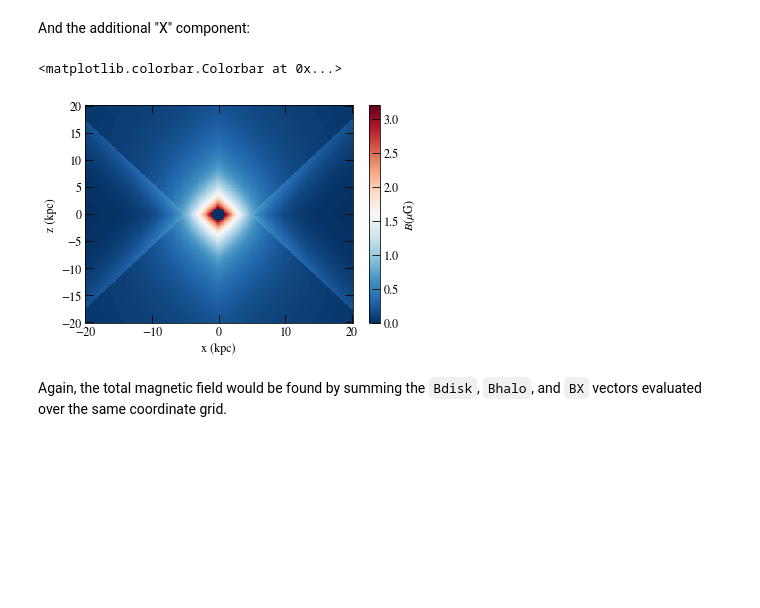
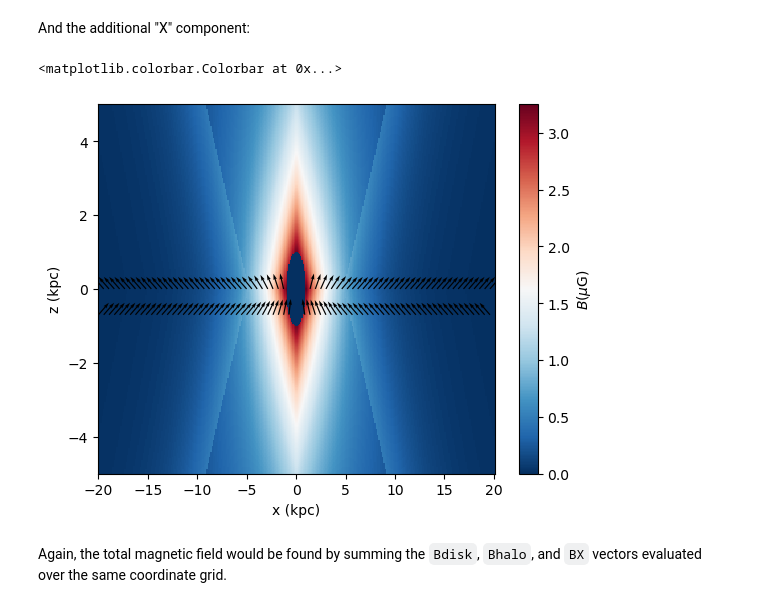
Before and after one commit to me-manu/gammaALPs, a Jupyter notebook: docs/tutorials/accessing_GMF_components.ipynb, the cells around one changed output. Saved outputs shown, nothing was run; the diff lists cells and outputs as text; code cells hidden in the pictures; blank space fills up the shorter version.

```diff
--- a/docs/tutorials/accessing_GMF_components.ipynb
+++ b/docs/tutorials/accessing_GMF_components.ipynb
@@ -112,5 +137,5 @@ Bhalo = np.zeros_like(xx[:,idy,:])
 for i,xi in enumerate(xx[:,idy,:]):
     b = jansson.Bhalo(rho=np.sqrt(xi**2. + y[idy]**2.),
                        z=zz[i,idy,:])
-    Bhalo[:,i] = b[1]
+    Bhalo[i,:] = b[1]
 # %%
@@ -124,18 +149,46 @@ plt.colorbar(im, label = '$B (\mu\mathrm{G})$')
 # %% [markdown]
 And the additional "X" component:
 # %%
-BX = np.zeros_like(xx[:,idy,:])
+BX_abs = np.zeros_like(xx[:,idy,:])
+BX = np.zeros([3] + list(xx[:,idy,:].shape))
+
 for i,xi in enumerate(xx[:,idy,:]):
     b = jansson.BX(rho=np.sqrt(xi**2. + y[idy]**2.),
                        z=zz[i,idy,:])
-    BX[:,i] = b[1]
+    BX_abs[i,:] = b[1]
+    BX[:, i, :] = b[0]
+
+# now transform Bdisk_arrow components (rho, phi, z)
+# to cartesian coordinates
+# note that phi component is zero
+BX_x = BX[0] * np.cos(pp[:,idy,...])
+BX_y = BX[0] * np.sin(pp[:,idy,...])
+
+BX_z = BX[2]
-# %%
-p = plt.pcolormesh(xx[:,idy,:], zz[:,idy,:], BX.T, cmap=plt.cm.RdBu_r, shading='auto')
-plt.xlabel('x (kpc)')
-plt.ylabel('z (kpc)')
-plt.colorbar(p, label = '$B (\mu\mathrm{G})$')
-# %% [output]
-<matplotlib.colorbar.Colorbar at 0x...>
-[figure, removed]
+# %%
+p = plt.pcolormesh(xx[:,idy,:], zz[:,idy,:], BX_abs, cmap=plt.cm.RdBu_r, shading='auto')
+
+# plot the arrows
+# at z = 0
+idz = int(len(z) / 2)
+step = 4
+plt.quiver(xx[:,idy,idz][::step],  zz[:,idy,idz][::step],
+           BX_x[:,idz][::step] / BX_abs[:,idz][::step], BX_z[:,idz][::step] / BX_abs[:,idz][::step],
+           width=3e-3, scale=25
+          )
+
+# arrows below disk
+idz = int(len(z) / 2) - 70
+plt.quiver(xx[:,idy,idz][::step],  zz[:,idy,idz][::step],
+           BX_x[:,idz][::step] / BX_abs[:,idz][::step], BX_z[:,idz][::step] / BX_abs[:,idz][::step],
+           width=3e-3, scale=25
+          )
+
+plt.xlabel('x (kpc)')
+plt.ylabel('z (kpc)')
+plt.colorbar(p, label = '$B (\mu\mathrm{G})$')
+# %% [output]
+<matplotlib.colorbar.Colorbar at 0x...>
+[figure, added]
 # %% [markdown]
 Again, the total magnetic field would be found by summing the `Bdisk`, `Bhalo`, and `BX` vectors evaluated over the same coordinate grid.
```
Also changed, not shown: parts of 8 cells of this notebook, 11 other files.
